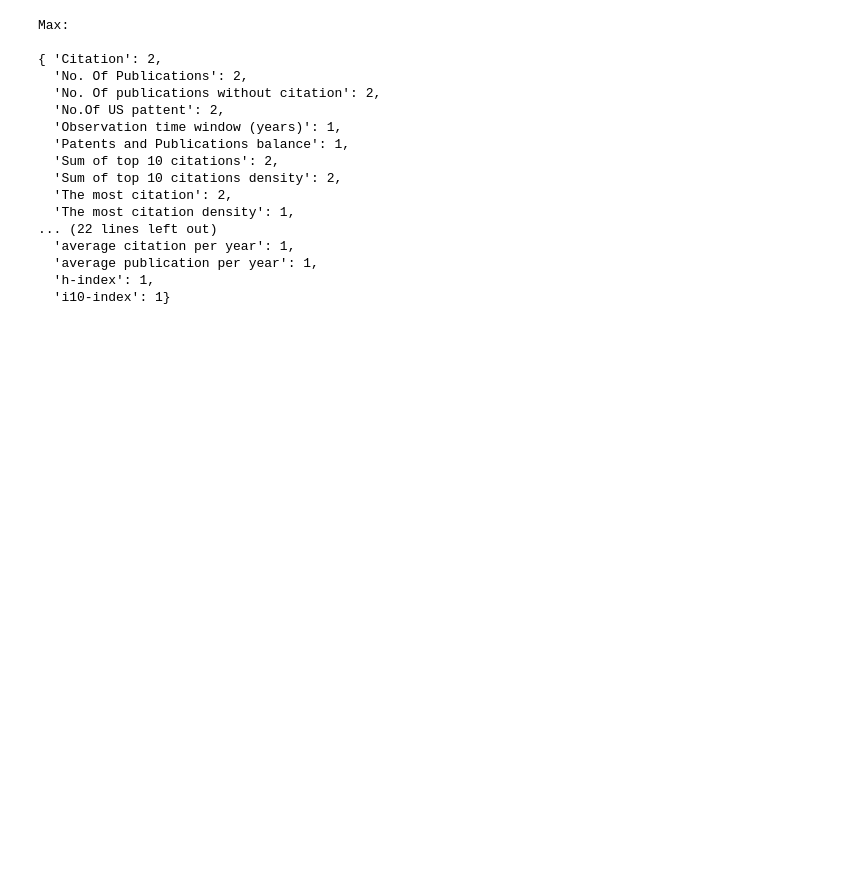
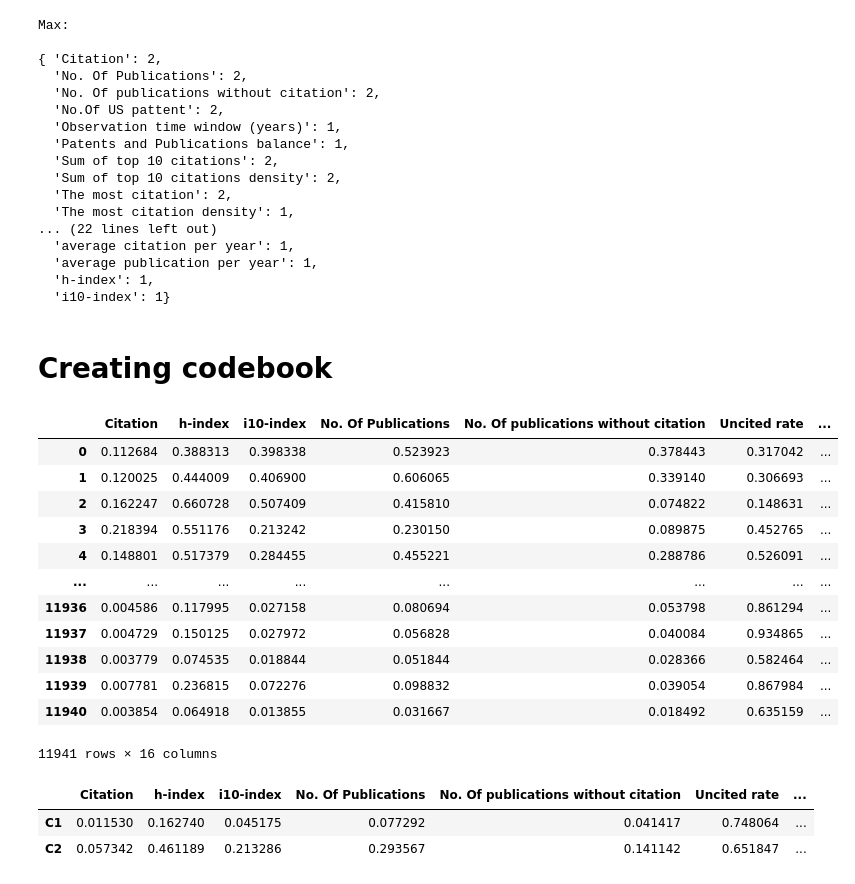
Before and after one commit to amirhossein-bayati/get-scholar-professors, a Jupyter notebook: Alalyzing/Analyzing_2_clusters.ipynb, the cells around one changed output. Saved outputs shown, nothing was run; the diff lists cells and outputs as text; code cells hidden in the pictures; blank space fills up the shorter version.

```diff
--- a/Alalyzing/Analyzing_2_clusters.ipynb
+++ b/Alalyzing/Analyzing_2_clusters.ipynb
@@ -223,3 +223,34 @@ Max:
   'average publication per year': 1,
   'h-index': 1,
   'i10-index': 1}
+# %% [markdown]
+# Creating codebook
+# %%
+df
+# %% [output]
+|  | Citation | h-index | i10-index | No. Of Publications | No. Of publications without citation | Uncited rate | ... |
+| 0 | 0.112684 | 0.388313 | 0.398338 | 0.523923 | 0.378443 | 0.317042 | ... |
+| 1 | 0.120025 | 0.444009 | 0.406900 | 0.606065 | 0.339140 | 0.306693 | ... |
+| 2 | 0.162247 | 0.660728 | 0.507409 | 0.415810 | 0.074822 | 0.148631 | ... |
+| 3 | 0.218394 | 0.551176 | 0.213242 | 0.230150 | 0.089875 | 0.452765 | ... |
+| 4 | 0.148801 | 0.517379 | 0.284455 | 0.455221 | 0.288786 | 0.526091 | ... |
+| ... | ... | ... | ... | ... | ... | ... | ... |
+| 11936 | 0.004586 | 0.117995 | 0.027158 | 0.080694 | 0.053798 | 0.861294 | ... |
+| 11937 | 0.004729 | 0.150125 | 0.027972 | 0.056828 | 0.040084 | 0.934865 | ... |
+| 11938 | 0.003779 | 0.074535 | 0.018844 | 0.051844 | 0.028366 | 0.582464 | ... |
+| 11939 | 0.007781 | 0.236815 | 0.072276 | 0.098832 | 0.039054 | 0.867984 | ... |
+| 11940 | 0.003854 | 0.064918 | 0.013855 | 0.031667 | 0.018492 | 0.635159 | ... |
+11941 rows × 16 columns
+# %%
+kmeansInertias = []
+kmeans = KMeans(init='k-means++', n_clusters=2, random_state=0, n_init=12)
+kmeans.fit(df)
+clusterCenters = kmeans.cluster_centers_
+kmeansInertias.append(kmeans.inertia_)
+centroidsTable = pd.DataFrame(clusterCenters, columns=df.columns[:17], index = ['C'+str(i+1) for i in range(len(clusterCenters))])
+
+display(centroidsTable)
+# %% [output]
+|  | Citation | h-index | i10-index | No. Of Publications | No. Of publications without citation | Uncited rate | ... |
+| C1 | 0.011530 | 0.162740 | 0.045175 | 0.077292 | 0.041417 | 0.748064 | ... |
+| C2 | 0.057342 | 0.461189 | 0.213286 | 0.293567 | 0.141142 | 0.651847 | ... |
```
Also changed, not shown: parts of 2 cells of this notebook, 5 other files.
